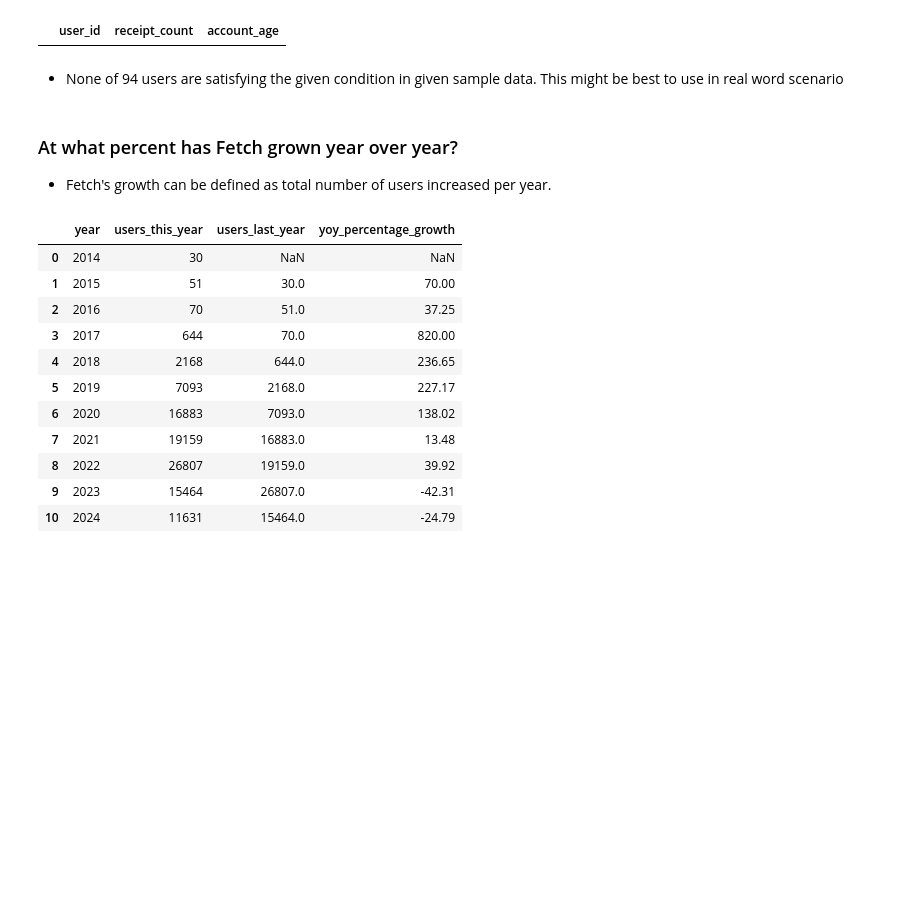
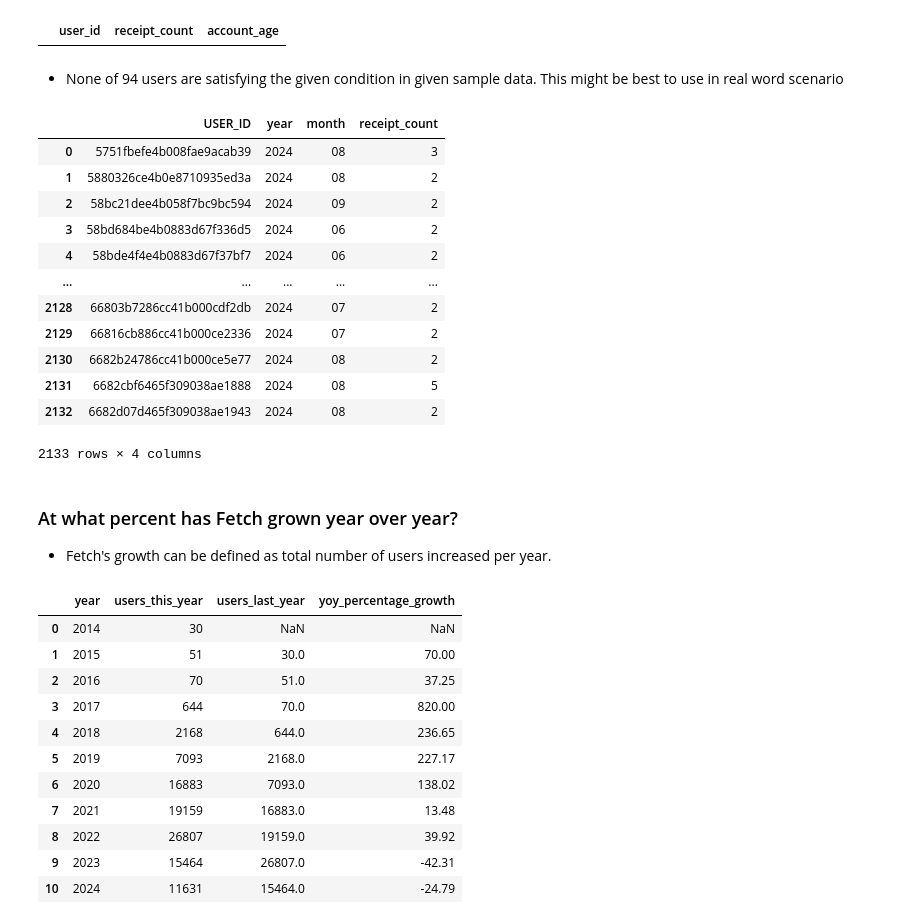
Before and after one commit to tharun-palla/FETCH_DATA_ANALYSIS, a Jupyter notebook: Fetch Analysis.ipynb, the cells around one changed output. Saved outputs shown, nothing was run; the diff lists cells and outputs as text; code cells hidden in the pictures; blank space fills up the shorter version.

```diff
--- a/Fetch Analysis.ipynb
+++ b/Fetch Analysis.ipynb
@@ -11,9 +11,9 @@ from matplotlib.ticker import LogLocator, FuncFormatter
 # %% [markdown]
 ## Define File Paths
 # %%
-users_path = "C:\\Users\\tharu\\Downloads\\USER_TAKEHOME.csv"
-transactions_path = "C:\\Users\\tharu\\Downloads\\TRANSACTION_TAKEHOME.csv"
-products_path = "C:\\Users\\tharu\\Downloads\\PRODUCTS_TAKEHOME.csv"
+users_path = "C:\\Users\\tharu\\Downloads\\Data\\USER_TAKEHOME.csv"
+transactions_path = "C:\\Users\\tharu\\Downloads\\Data\\TRANSACTION_TAKEHOME.csv"
+products_path = "C:\\Users\\tharu\\Downloads\\Data\\PRODUCTS_TAKEHOME.csv"
 # %% [markdown]
 ## Read Data
 # %%
@@ -951,6 +951,37 @@ query4_df
 |  | user_id | receipt_count | account_age |
 # %% [markdown]
 * None of 94 users are satisfying the given condition in given sample data. This might be best to use in real word scenario
+# %%
+querytemp = '''WITH Monthly_Receipts AS (
+            SELECT USER_ID, strftime('%Y', SCAN_DATE) AS year, strftime('%m', SCAN_DATE) AS month,
+            COUNT(DISTINCT RECEIPT_ID) AS receipt_count
+            FROM transactions
+            WHERE SCAN_DATE >= DATE((SELECT MAX(SCAN_DATE) FROM transactions), '-3 months')
+            GROUP BY user_id, year, month)
+
+            SELECT USER_ID,year, month, receipt_count
+            FROM Monthly_receipts
+            WHERE receipt_count >= 2
+            GROUP BY USER_ID
+            HAVING COUNT(DISTINCT year || month) >=1
+            ORDER BY USER_ID, YEAR, MONTH'''
+# %%
+querytemp_df = pd.read_sql(querytemp, conn)
+querytemp_df
+# %% [output]
+|  | USER_ID | year | month | receipt_count |
+| 0 | 5751fbefe4b008fae9acab39 | 2024 | 08 | 3 |
+| 1 | 5880326ce4b0e8710935ed3a | 2024 | 08 | 2 |
+| 2 | 58bc21dee4b058f7bc9bc594 | 2024 | 09 | 2 |
+| 3 | 58bd684be4b0883d67f336d5 | 2024 | 06 | 2 |
+| 4 | 58bde4f4e4b0883d67f37bf7 | 2024 | 06 | 2 |
+| ... | ... | ... | ... | ... |
+| 2128 | 66803b7286cc41b000cdf2db | 2024 | 07 | 2 |
+| 2129 | 66816cb886cc41b000ce2336 | 2024 | 07 | 2 |
+| 2130 | 6682b24786cc41b000ce5e77 | 2024 | 08 | 2 |
+| 2131 | 6682cbf6465f309038ae1888 | 2024 | 08 | 5 |
+| 2132 | 6682d07d465f309038ae1943 | 2024 | 08 | 2 |
+2133 rows × 4 columns
 # %% [markdown]
 ### At what percent has Fetch grown year over year?
 * Fetch's growth can be defined as total number of users increased per year.
```
Also changed, not shown: parts of 4 cells of this notebook.
